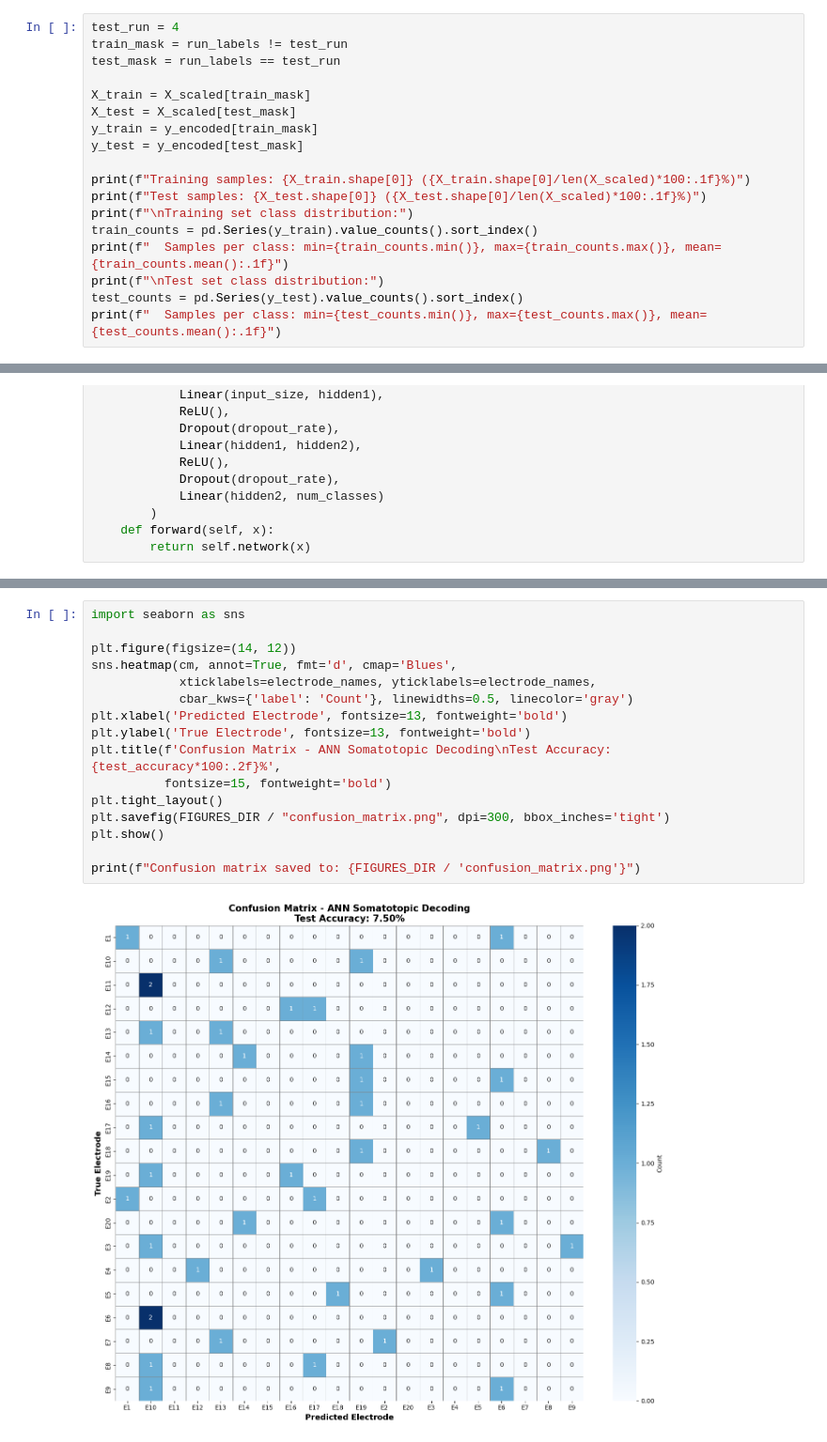
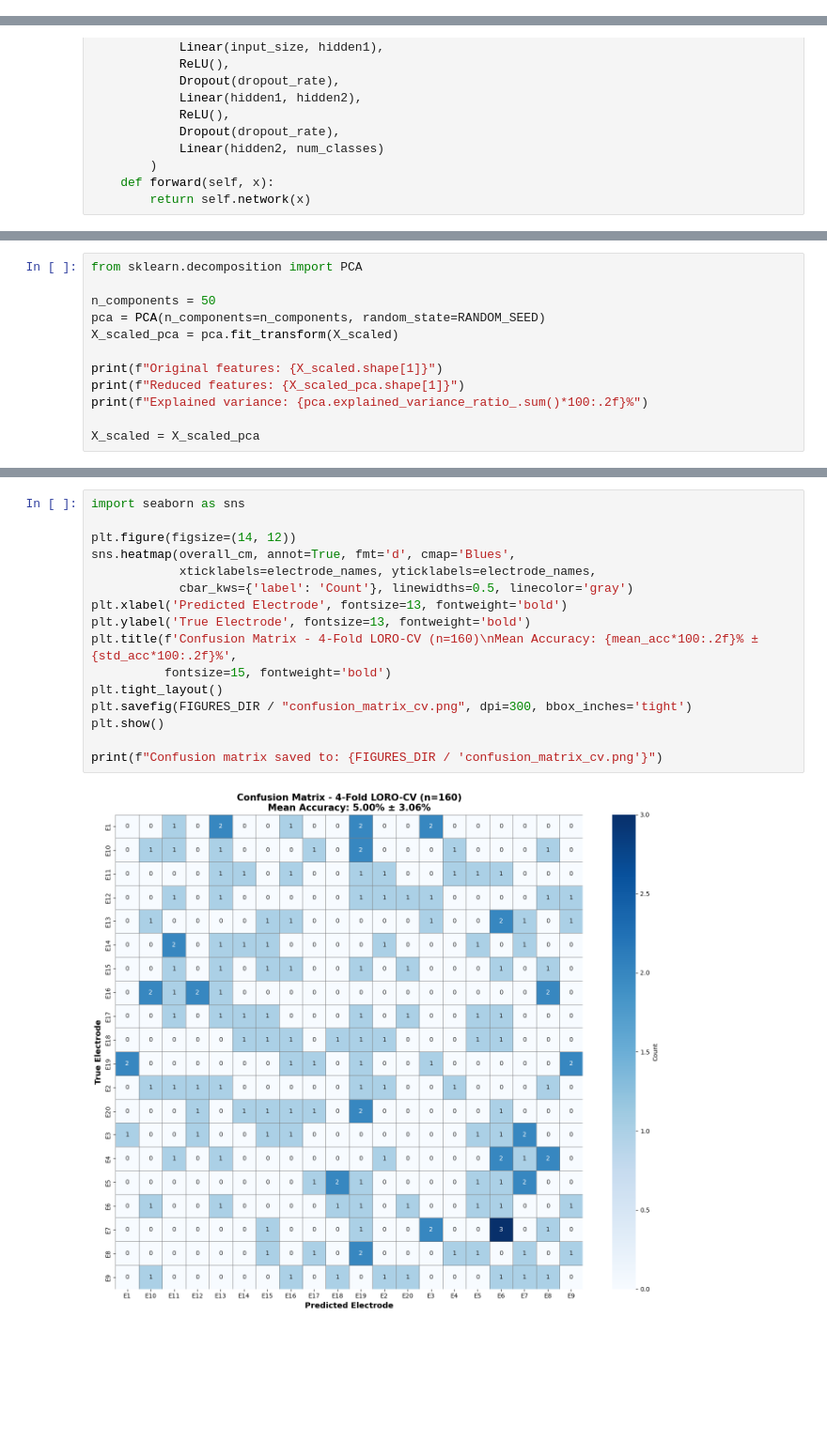
Before and after one commit to DuarteFonteSanta/Mapping_Tese, a Jupyter notebook: mapping_tese/notebooks/ANN_decoding_taskS1Map.ipynb, the cells around one changed output, grey strips where cells are left out. Shown at 94% size. Saved outputs shown, nothing was run; the diff lists cells and outputs as text; blank space fills up the shorter version.

Commit message:
Test several models, parameter tuning

```diff
--- a/mapping_tese/notebooks/ANN_decoding_taskS1Map.ipynb
+++ b/mapping_tese/notebooks/ANN_decoding_taskS1Map.ipynb
@@ -223,18 +204,0 @@ Explained variance: 90.84%
-# %%
-test_run = 4
-train_mask = run_labels != test_run
-test_mask = run_labels == test_run
-
-X_train = X_scaled[train_mask]
-X_test = X_scaled[test_mask]
-y_train = y_encoded[train_mask]
-y_test = y_encoded[test_mask]
-
-print(f"Training samples: {X_train.shape[0]} ({X_train.shape[0]/len(X_scaled)*100:.1f}%)")
-print(f"Test samples: {X_test.shape[0]} ({X_test.shape[0]/len(X_scaled)*100:.1f}%)")
-print(f"\nTraining set class distribution:")
-train_counts = pd.Series(y_train).value_counts().sort_index()
-print(f"  Samples per class: min={train_counts.min()}, max={train_counts.max()}, mean={train_counts.mean():.1f}")
-print(f"\nTest set class distribution:")
-test_counts = pd.Series(y_test).value_counts().sort_index()
-print(f"  Samples per class: min={test_counts.min()}, max={test_counts.max()}, mean={test_counts.mean():.1f}")
@@ -315 +241,13 @@ class SomatotopicANN(Module):
+# %%
+from sklearn.decomposition import PCA
+
+n_components = 50
+pca = PCA(n_components=n_components, random_state=RANDOM_SEED)
+X_scaled_pca = pca.fit_transform(X_scaled)
+
+print(f"Original features: {X_scaled.shape[1]}")
+print(f"Reduced features: {X_scaled_pca.shape[1]}")
+print(f"Explained variance: {pca.explained_variance_ratio_.sum()*100:.2f}%")
+
+X_scaled = X_scaled_pca
 # %%
@@ -493,18 +503,18 @@ Training curves saved to: results\ANN\figures\training_curves.png
 # %%
 import seaborn as sns
 
 plt.figure(figsize=(14, 12))
-sns.heatmap(cm, annot=True, fmt='d', cmap='Blues',
+sns.heatmap(overall_cm, annot=True, fmt='d', cmap='Blues',
             xticklabels=electrode_names, yticklabels=electrode_names,
             cbar_kws={'label': 'Count'}, linewidths=0.5, linecolor='gray')
 plt.xlabel('Predicted Electrode', fontsize=13, fontweight='bold')
 plt.ylabel('True Electrode', fontsize=13, fontweight='bold')
-plt.title(f'Confusion Matrix - ANN Somatotopic Decoding\nTest Accuracy: {test_accuracy*100:.2f}%',
+plt.title(f'Confusion Matrix - 4-Fold LORO-CV (n=160)\nMean Accuracy: {mean_acc*100:.2f}% ± {std_acc*100:.2f}%',
           fontsize=15, fontweight='bold')
 plt.tight_layout()
-plt.savefig(FIGURES_DIR / "confusion_matrix.png", dpi=300, bbox_inches='tight')
+plt.savefig(FIGURES_DIR / "confusion_matrix_cv.png", dpi=300, bbox_inches='tight')
 plt.show()
 
-print(f"Confusion matrix saved to: {FIGURES_DIR / 'confusion_matrix.png'}")
+print(f"Confusion matrix saved to: {FIGURES_DIR / 'confusion_matrix_cv.png'}")
 # %% [output]
-[figure, old version]
+[figure, new version]
```
Also changed, not shown: parts of 12 cells of this notebook, 1 other file.
